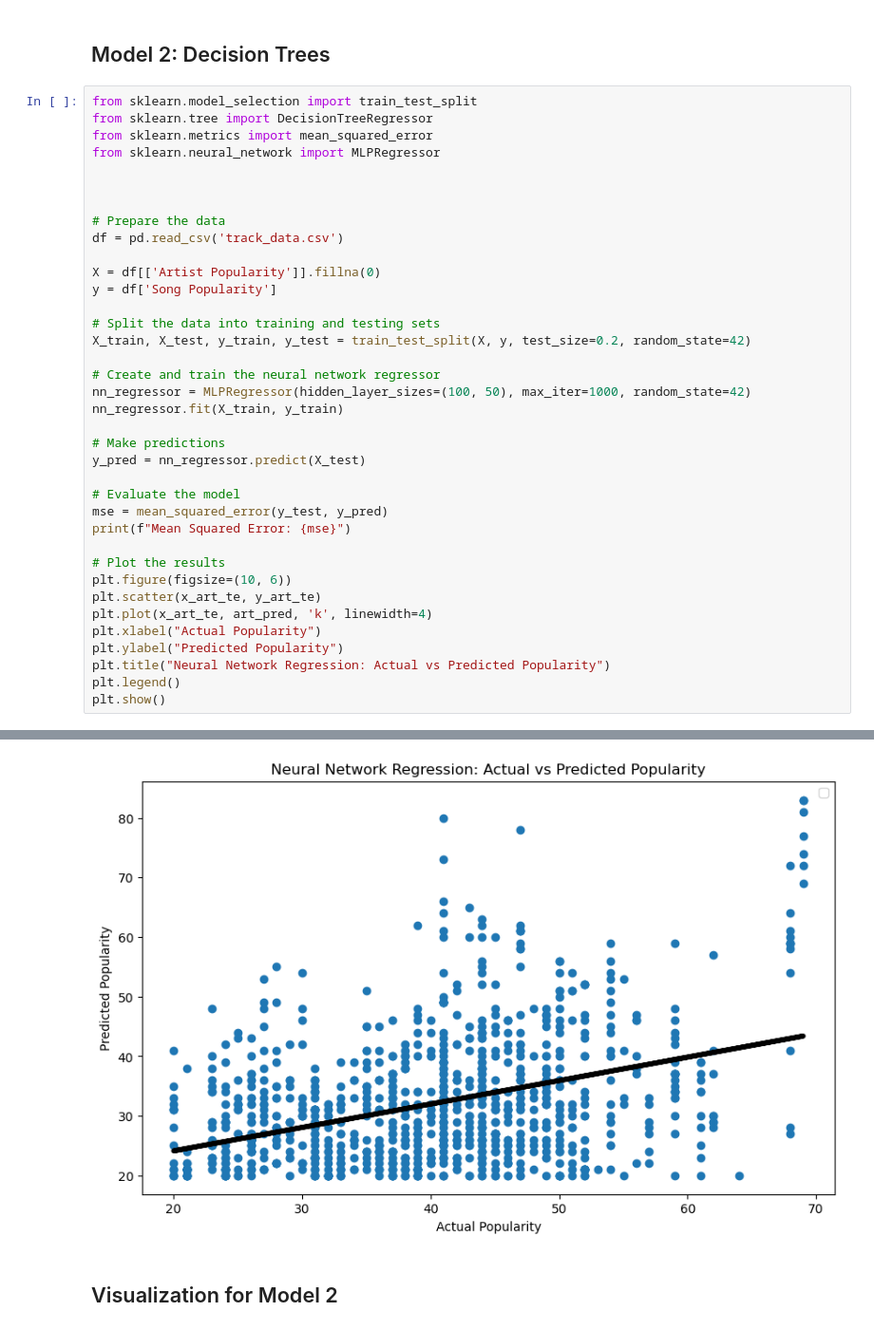
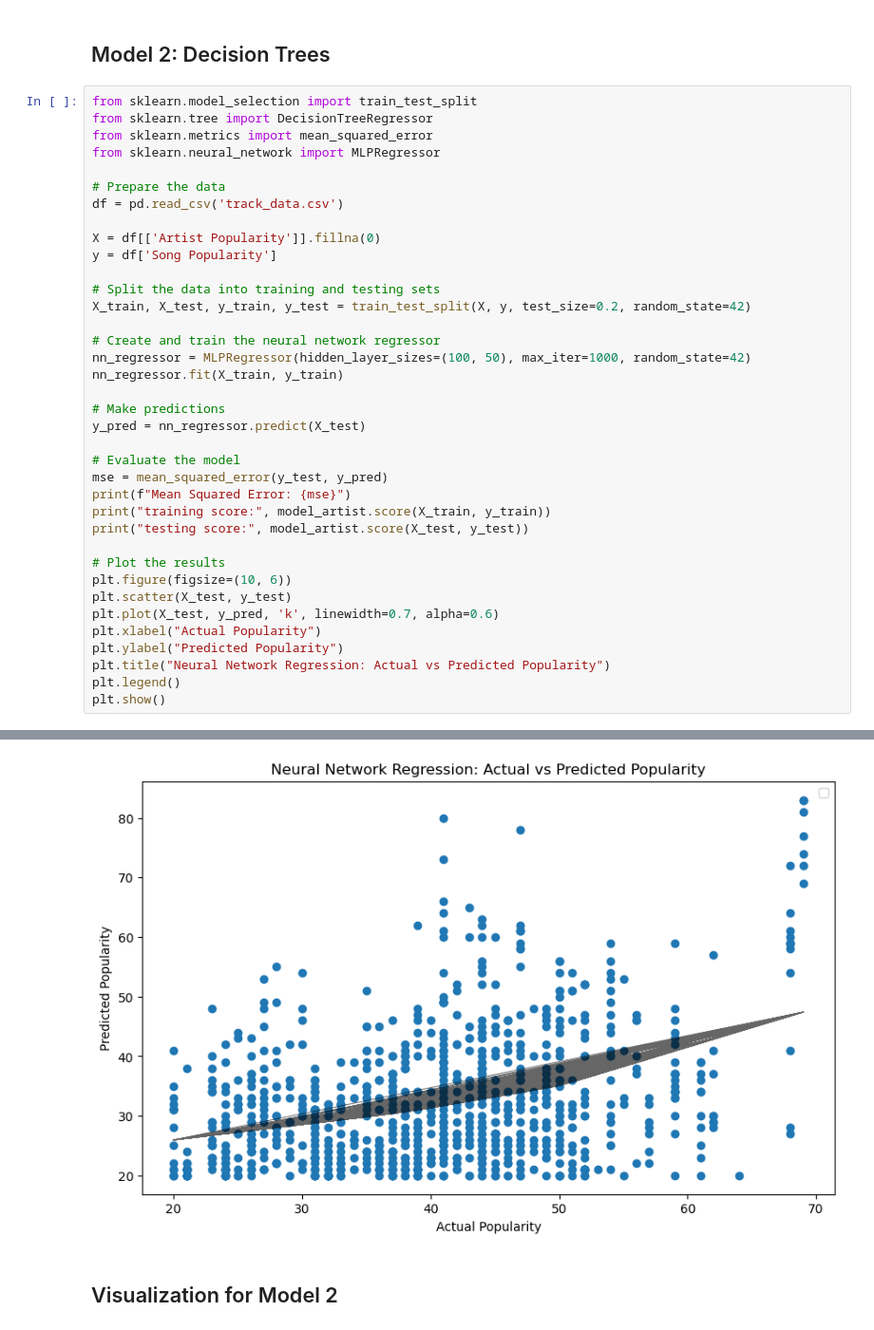
Before and after one commit to 19avisconti/https---github.com-19avisconti-info1998_final_project, a Jupyter notebook: 1998_final.ipynb, the cells around one changed output, grey strips where cells are left out. Shown: that part at 95% size. Drawn from its saved outputs; the diff is of its cells as text.

Commit message:
Adjusted model

```diff
--- a/1998_final.ipynb
+++ b/1998_final.ipynb
@@ -305,8 +357,6 @@ from sklearn.model_selection import train_test_split
 from sklearn.tree import DecisionTreeRegressor
 from sklearn.metrics import mean_squared_error
 from sklearn.neural_network import MLPRegressor
-
-
 
 # Prepare the data
 df = pd.read_csv('track_data.csv')
@@ -327,11 +377,13 @@ y_pred = nn_regressor.predict(X_test)
 # Evaluate the model
 mse = mean_squared_error(y_test, y_pred)
 print(f"Mean Squared Error: {mse}")
+print("training score:", model_artist.score(X_train, y_train))
+print("testing score:", model_artist.score(X_test, y_test))
 
 # Plot the results
 plt.figure(figsize=(10, 6))
-plt.scatter(x_art_te, y_art_te)
-plt.plot(x_art_te, art_pred, 'k', linewidth=4)
+plt.scatter(X_test, y_test)
+plt.plot(X_test, y_pred, 'k', linewidth=0.7, alpha=0.6)
 plt.xlabel("Actual Popularity")
 plt.ylabel("Predicted Popularity")
 plt.title("Neural Network Regression: Actual vs Predicted Popularity")
@@ -343,4 +397,4 @@ Mean Squared Error: 99.58865710345071
-[figure, old version]
+[figure, new version]
 # %% [markdown]
 ## Visualization for Model 2
 # %% [markdown]
```
Also changed, not shown: parts of 2 cells of this notebook.
